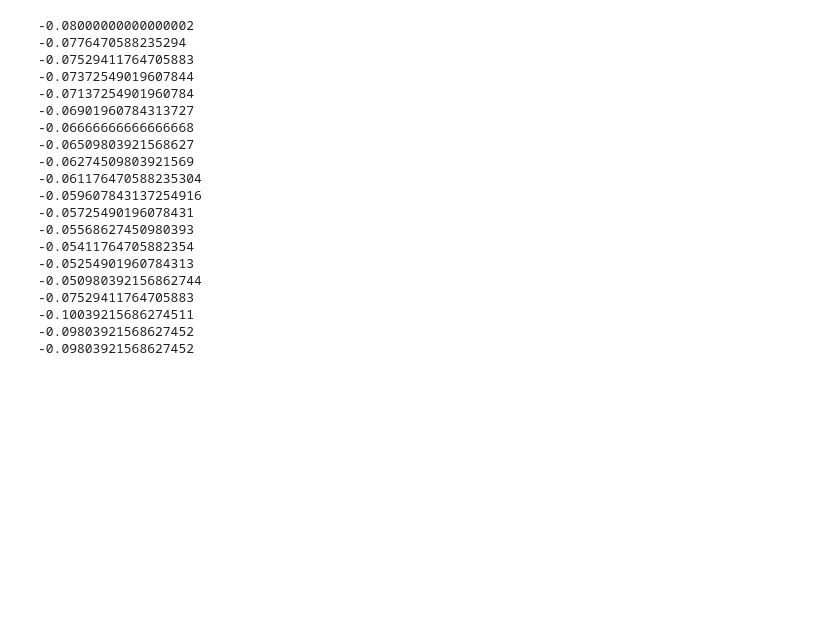
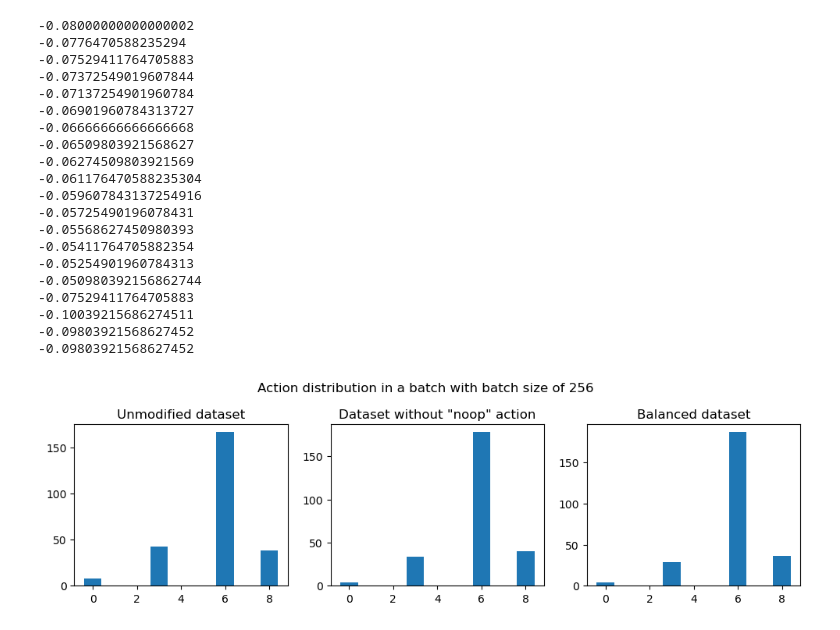
Before and after one commit to manusimidt/jku_master_thesis, a Jupyter notebook: coinrun/visualize_env.ipynb, the cells around one changed output. Saved outputs shown, nothing was run; the diff lists cells and outputs as text; code cells hidden in the pictures; blank space fills up the shorter version.

Commit message:
Did coinrun experiments and updated readme

```diff
--- a/coinrun/visualize_env.ipynb
+++ b/coinrun/visualize_env.ipynb
@@ -70,3 +74,39 @@ for _ in range(20):
 -0.10039215686274511
 -0.09803921568627452
 -0.09803921568627452
+# %%
+labels1, counts1 = [],[]
+labels2, counts2 = [],[]
+labels3, counts3 = [],[]
+
+buffer = CoinRunReplayBuffer('cpu', 0, './coinrun/expert-dataset/easy')
+image, action = buffer.sample(256)
+labels1, counts1 = np.unique(action, return_counts=True)
+
+buffer = CoinRunReplayBuffer('cpu', 2, './coinrun/expert-dataset/easy')
+image, action = buffer.sample(256)
+labels2, counts2 = np.unique(action, return_counts=True)
+
+image, action = buffer.sample(256)
+labels3, counts3 = np.unique(action, return_counts=True)
+
+fig = plt.figure(figsize=(12, 3))
+plot1 = fig.add_subplot(1, 3, 1)
+plot2 = fig.add_subplot(1, 3, 2)
+plot3 = fig.add_subplot(1, 3, 3)
+
+plot1.bar(labels1, counts1, align='center')
+plot2.bar(labels2, counts2, align='center')
+plot3.bar(labels3, counts3, align='center')
+
+plot1.set_title("Unmodified dataset")
+plot2.set_title('Dataset without "noop" action')
+plot3.set_title("Balanced dataset")
+
+fig.suptitle("Action distribution in a batch with batch size of 256")
+fig.subplots_adjust(top=0.80)
+# plt.gca().set_xticks(labels1)
+plt.savefig("action-dist.pdf")
+plt.show()
+# %% [output]
+[figure, added]
```
Also changed, not shown: parts of 4 cells of this notebook, 9 other files.
